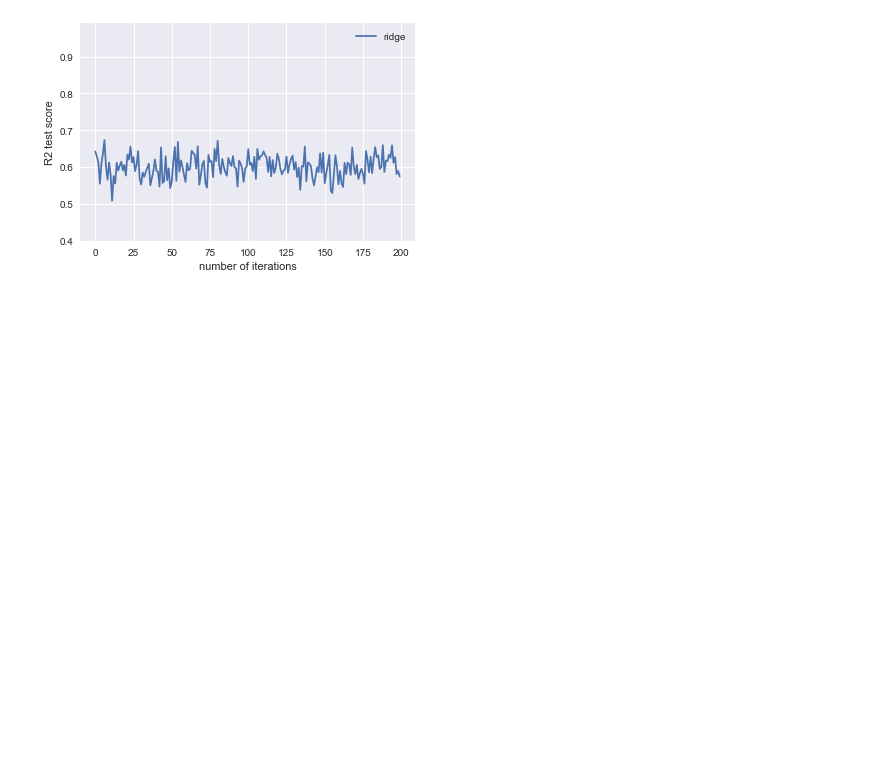
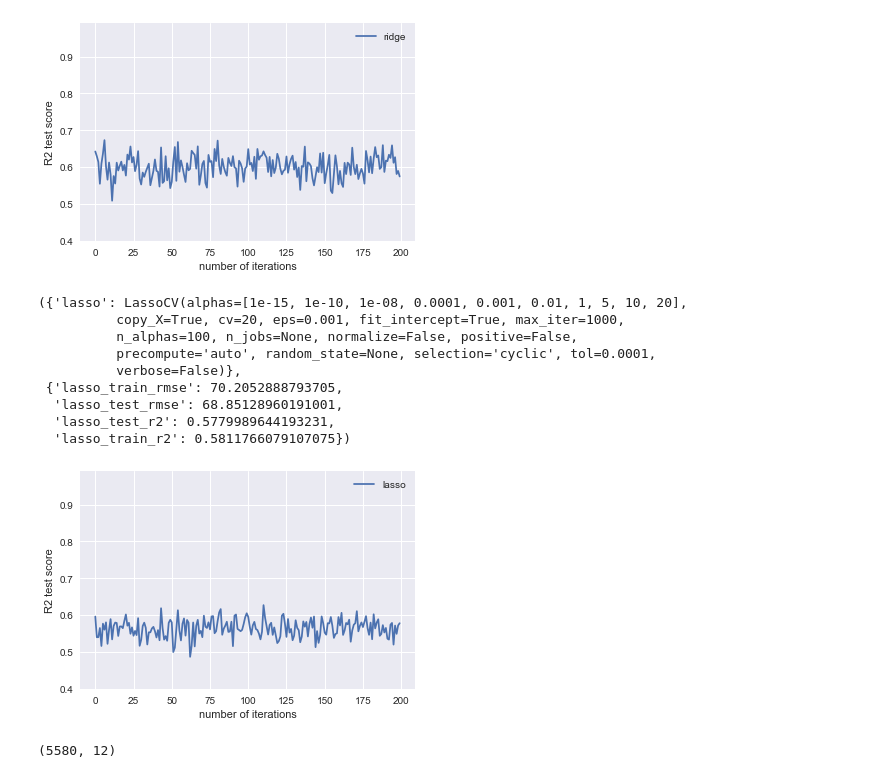
Before and after one commit to CaryMosley/Mod2Project, a Jupyter notebook: AirbnbFeatureEngFunction.ipynb, the cells around one changed output. Drawn from its saved outputs; the diff is of its cells as text; code cells hidden in the pictures; blank space fills up the shorter version.

```diff
--- a/AirbnbFeatureEngFunction.ipynb
+++ b/AirbnbFeatureEngFunction.ipynb
@@ -34,12 +34,12 @@ plt.style.use('seaborn')
 pd.set_option('display.max_columns', 300)
 # %%
 df = pd.read_csv('list_working.csv',index_col=0)
-test = pd.read_csv('final.csv',index_col=0)
+nbr = pd.read_csv('final.csv',index_col=0)
 # %%
-dummies_prop = pd.get_dummies(test['property_type'], drop_first=True)
-dummies_room= pd.get_dummies(test['room_type'], drop_first=True)
-test = pd.concat([test, dummies_room, dummies_prop],axis=1)
-test.drop(['property_type','room_type'],axis = 1,inplace = True)
+dummies_prop = pd.get_dummies(nbr['property_type'], drop_first=True)
+dummies_room= pd.get_dummies(nbr['room_type'], drop_first=True)
+nbr = pd.concat([nbr, dummies_room, dummies_prop],axis=1)
+nbr.drop(['property_type','room_type'],axis = 1,inplace = True)
 # %%
 %run -i 'MakeModel.py'
 %run -i 'MakeModels2.py'
@@ -312,3 +312,29 @@ make_models(test_feat2, test_tgt, num_iter=100, models=['ridge'], complexity='po
   'ridge_test_r2': 0.5745789157893855,
   'ridge_train_r2': 0.6290234094201779})
 [figure]
+# %%
+df_nbr_trim = nbr[nbr['price']<=600]
+df_nbr_trim = df_nbr_trim[df_nbr_trim['price']>=55]
+df_tgt_trim = df_nbr_trim.price
+df_feat_nbr_trim =df_nbr_trim[['neighbourhood_cleansed', 'accommodates', 'bathrooms','bedrooms',
+       'guests_included', 'minimum_nights',
+       'number_of_reviews', 'review_scores_rating',
+       'Private room','Condominium', 'Guest suite', 'House']]
+# %%
+
+make_models(df_feat_nbr_trim, df_tgt_trim, num_iter=100, models=['lasso'], complexity='poly_intx', degree=2)
+# %% [output]
+({'lasso': LassoCV(alphas=[1e-15, 1e-10, 1e-08, 0.0001, 0.001, 0.01, 1, 5, 10, 20],
+          copy_X=True, cv=20, eps=0.001, fit_intercept=True, max_iter=1000,
+          n_alphas=100, n_jobs=None, normalize=False, positive=False,
+          precompute='auto', random_state=None, selection='cyclic', tol=0.0001,
+          verbose=False)},
+ {'lasso_train_rmse': 70.2052888793705,
+  'lasso_test_rmse': 68.85128960191001,
+  'lasso_test_r2': 0.5779989644193231,
+  'lasso_train_r2': 0.5811766079107075})
+[figure, added]
+# %%
+df_feat_nbr_trim.shape
+# %% [output]
+(5580, 12)
```
Also changed, not shown: parts of 1 cell of this notebook.
